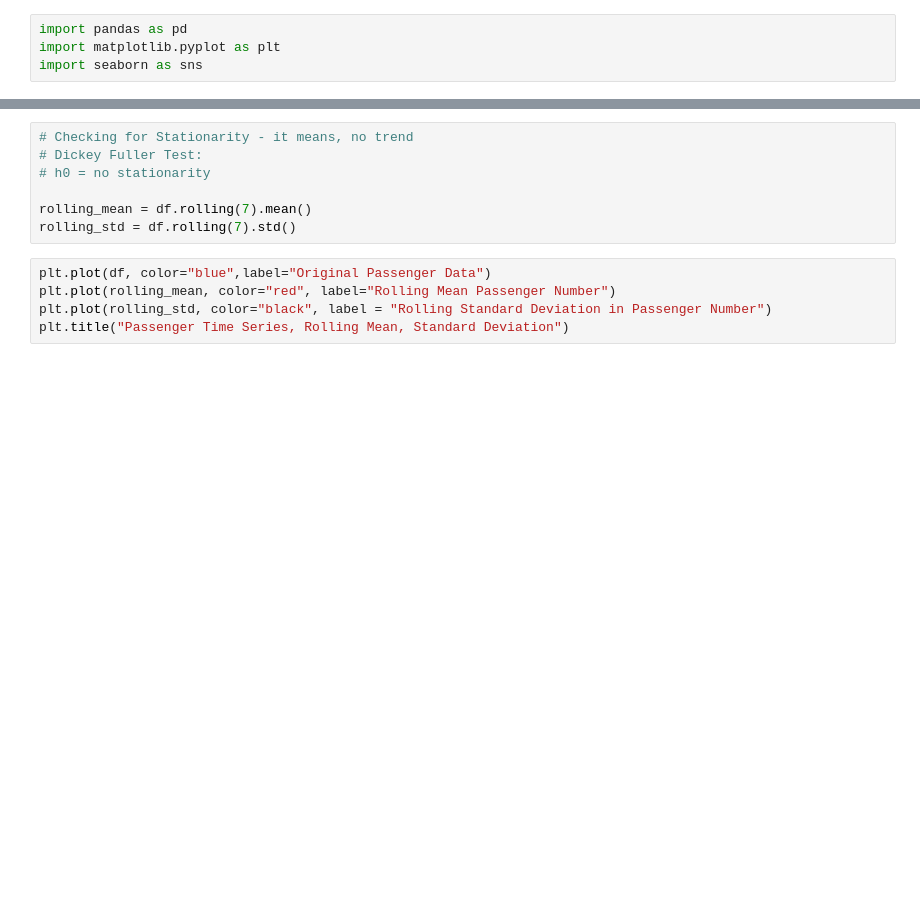
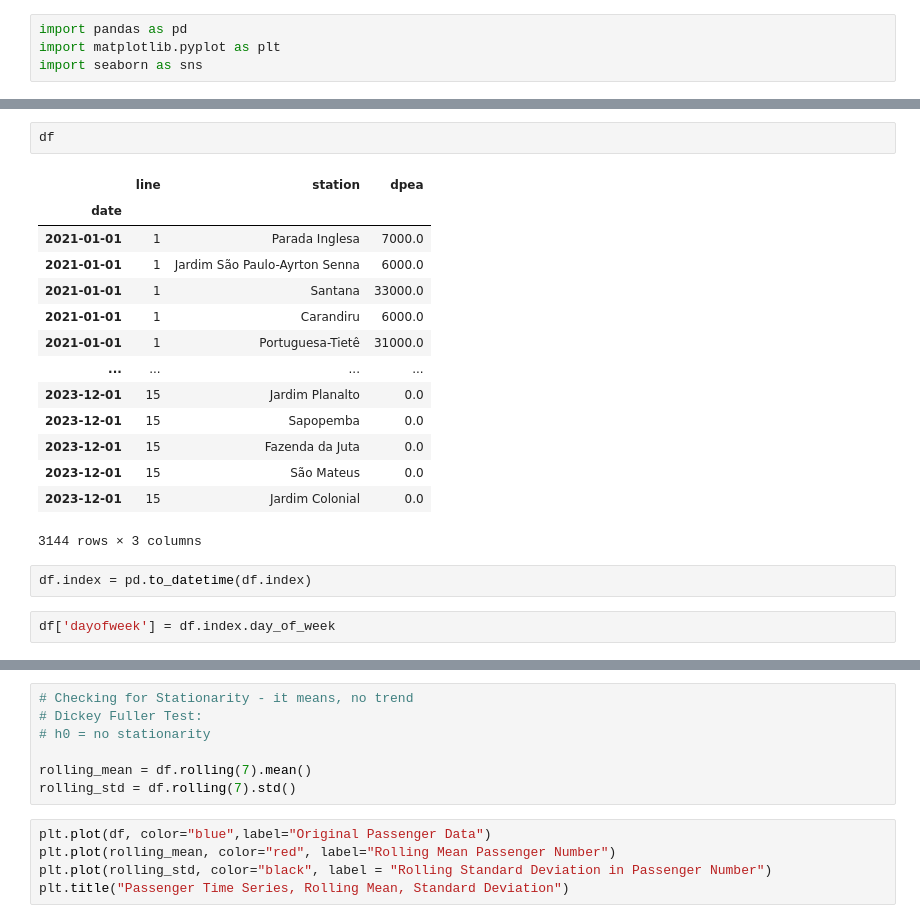
Before and after one commit to whaner/timeseries, a Jupyter notebook: main.ipynb, the cells around one changed output, grey strips where cells are left out. Drawn from its saved outputs; the diff is of its cells as text; blank space fills up the shorter version.

```diff
--- a/main.ipynb
+++ b/main.ipynb
@@ -23,0 +28,21 @@ df
+# %%
+df
+# %% [output]
+|  | line | station | dpea |
+| date |  |  |  |
+| 2021-01-01 | 1 | Parada Inglesa | 7000.0 |
+| 2021-01-01 | 1 | Jardim São Paulo-Ayrton Senna | 6000.0 |
+| 2021-01-01 | 1 | Santana | 33000.0 |
+| 2021-01-01 | 1 | Carandiru | 6000.0 |
+| 2021-01-01 | 1 | Portuguesa-Tietê | 31000.0 |
+| ... | ... | ... | ... |
+| 2023-12-01 | 15 | Jardim Planalto | 0.0 |
+| 2023-12-01 | 15 | Sapopemba | 0.0 |
+| 2023-12-01 | 15 | Fazenda da Juta | 0.0 |
+| 2023-12-01 | 15 | São Mateus | 0.0 |
+| 2023-12-01 | 15 | Jardim Colonial | 0.0 |
+3144 rows × 3 columns
+# %%
+df.index = pd.to_datetime(df.index)
+# %%
+df['dayofweek'] = df.index.day_of_week
```
Also changed, not shown: parts of 8 cells of this notebook.
